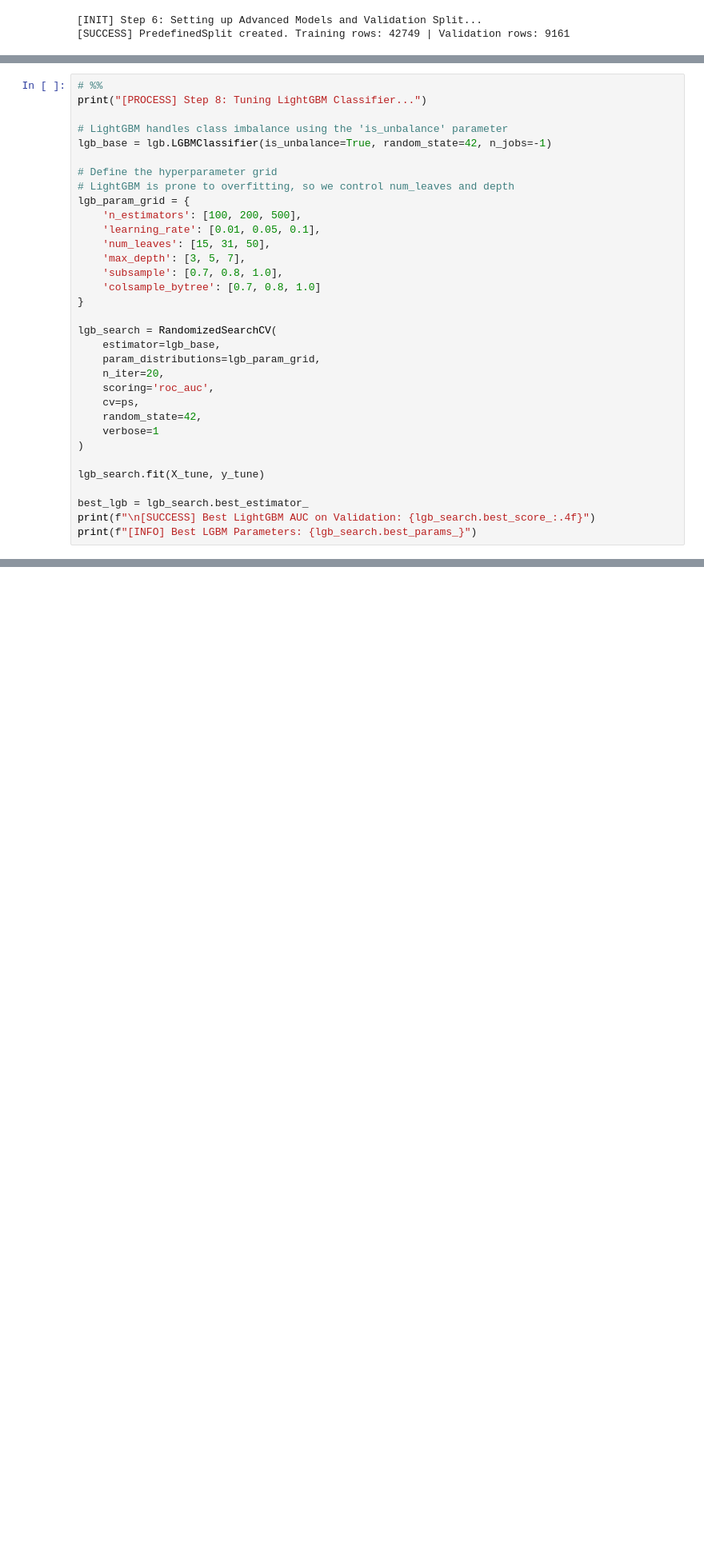
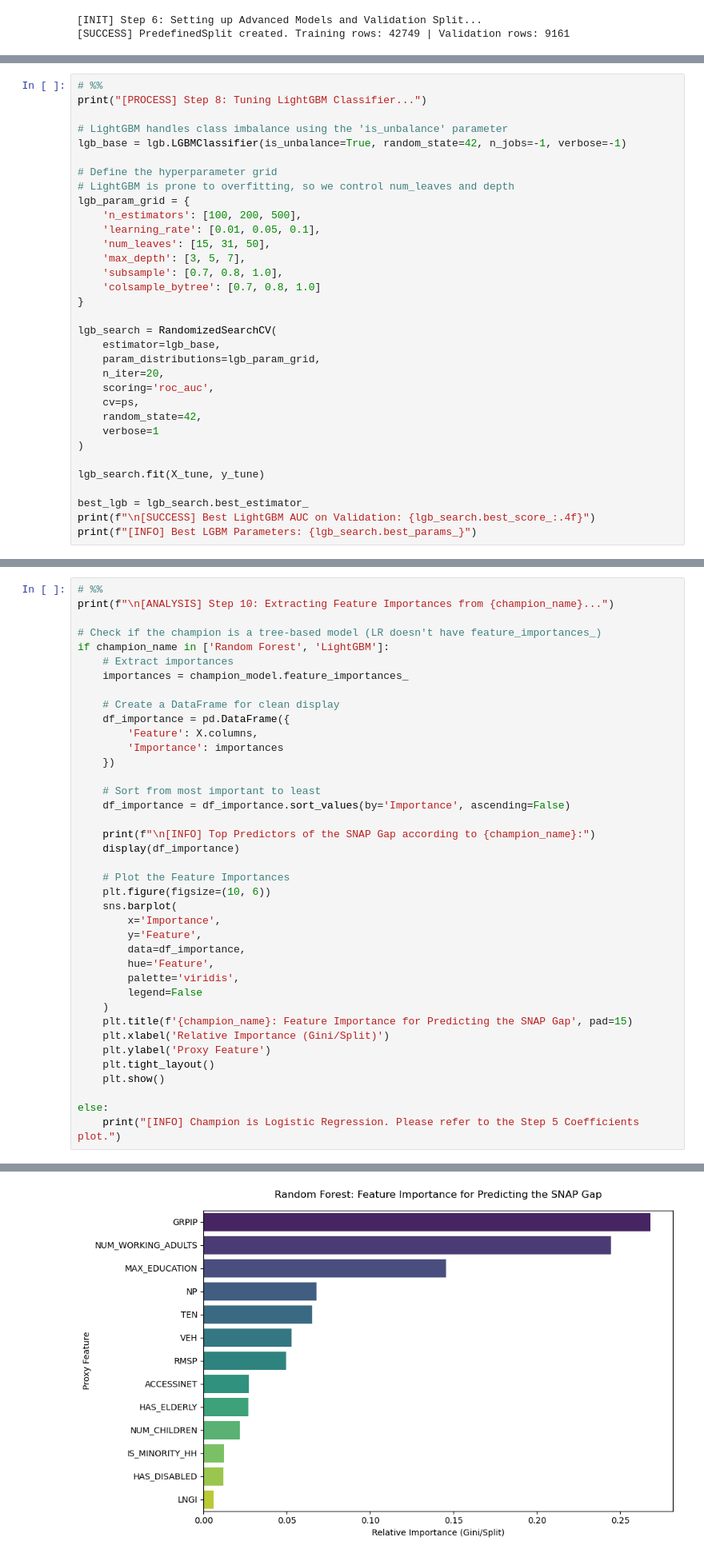
Before and after one commit to Erdos-Projects/spring-2026-local-poverty-rate-estimation, a Jupyter notebook: notebooks/04_models.ipynb, the cells around one changed output, grey strips where cells are left out. Shown at 80% size. Cells and saved outputs as stored; diff of their text form; blank space fills up the shorter version.

```diff
--- a/notebooks/04_models.ipynb
+++ b/notebooks/04_models.ipynb
@@ -267,7 +261,7 @@ Fitting 1 folds for each of 15 candidates, totalling 15 fits
 print("[PROCESS] Step 8: Tuning LightGBM Classifier...")
 
 # LightGBM handles class imbalance using the 'is_unbalance' parameter
-lgb_base = lgb.LGBMClassifier(is_unbalance=True, random_state=42, n_jobs=-1)
+lgb_base = lgb.LGBMClassifier(is_unbalance=True, random_state=42, n_jobs=-1, verbose=-1)
 
 # Define the hyperparameter grid
 # LightGBM is prone to overfitting, so we control num_leaves and depth
@@ -497,0 +343,40 @@ LightGBM:            0.9602
+# %%
+# %%
+print(f"\n[ANALYSIS] Step 10: Extracting Feature Importances from {champion_name}...")
+
+# Check if the champion is a tree-based model (LR doesn't have feature_importances_)
+if champion_name in ['Random Forest', 'LightGBM']:
+    # Extract importances
+    importances = champion_model.feature_importances_
+
+    # Create a DataFrame for clean display
+    df_importance = pd.DataFrame({
+        'Feature': X.columns,
+        'Importance': importances
+    })
+
+    # Sort from most important to least
+    df_importance = df_importance.sort_values(by='Importance', ascending=False)
+
+    print(f"\n[INFO] Top Predictors of the SNAP Gap according to {champion_name}:")
+    display(df_importance)
+
+    # Plot the Feature Importances
+    plt.figure(figsize=(10, 6))
+    sns.barplot(
+        x='Importance',
+        y='Feature',
+        data=df_importance,
+        hue='Feature',
+        palette='viridis',
+        legend=False
+    )
+    plt.title(f'{champion_name}: Feature Importance for Predicting the SNAP Gap', pad=15)
+    plt.xlabel('Relative Importance (Gini/Split)')
+    plt.ylabel('Proxy Feature')
+    plt.tight_layout()
+    plt.show()
+
+else:
+    print("[INFO] Champion is Logistic Regression. Please refer to the Step 5 Coefficients plot.")
+# %% [output]
@@ -497,0 +400 @@ LightGBM:            0.9602
+[figure, added]
```
Also changed, not shown: parts of 9 cells of this notebook.
